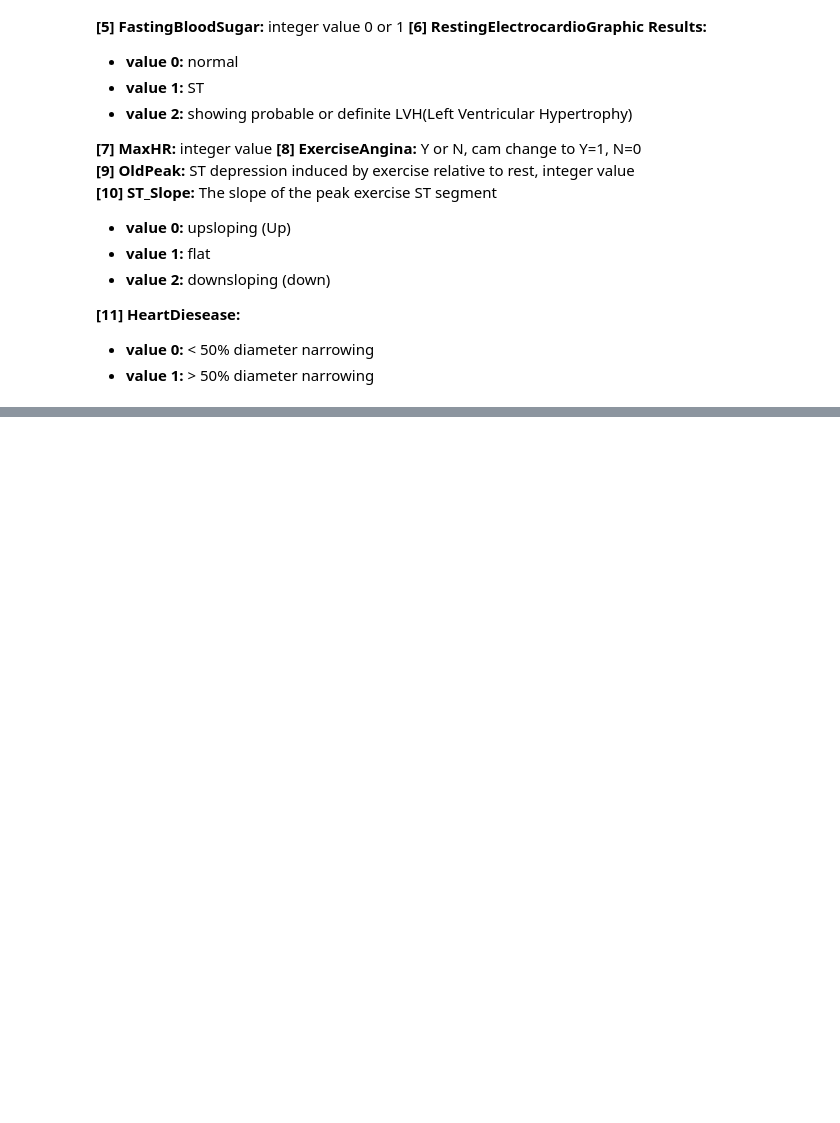
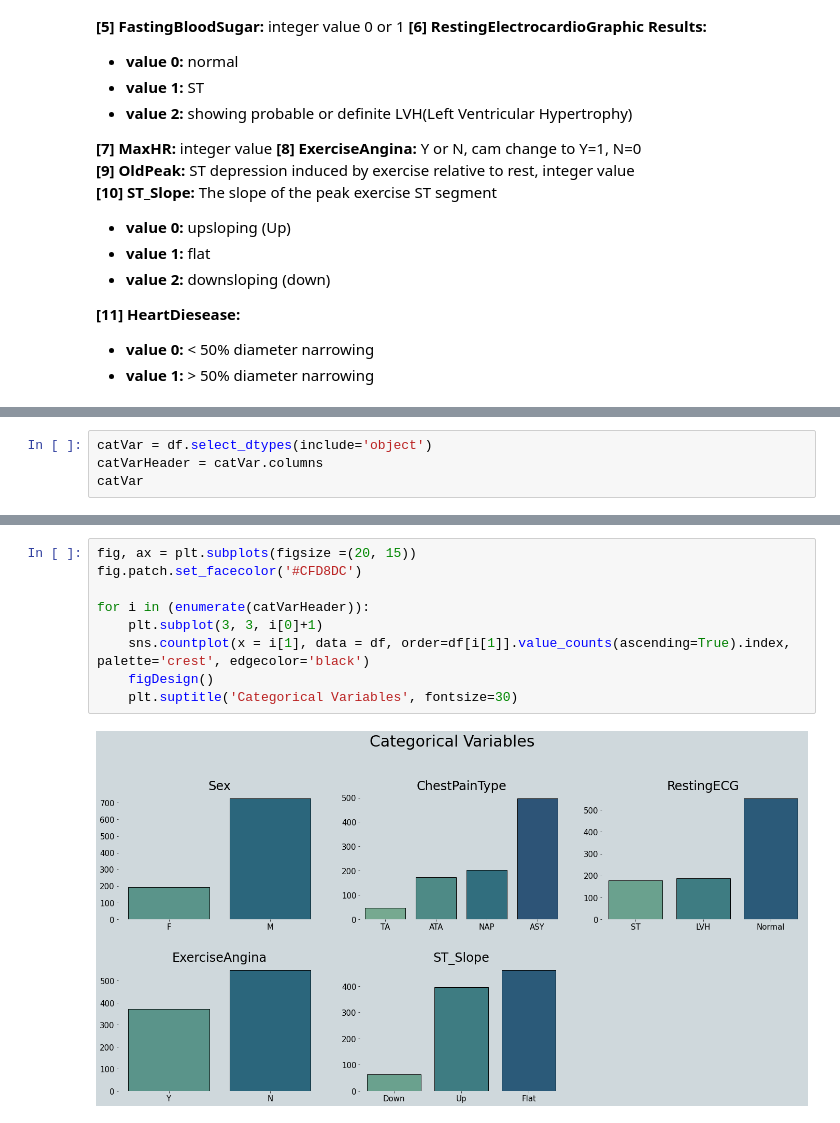
Before and after one commit to GigiOtoya/CSc447ML, a Jupyter notebook: Assignments/Final/Heart_failure_Prediction.ipynb, the cells around one changed output, grey strips where cells are left out. Saved outputs shown, nothing was run; the diff lists cells and outputs as text; blank space fills up the shorter version.

```diff
--- a/Assignments/Final/Heart_failure_Prediction.ipynb
+++ b/Assignments/Final/Heart_failure_Prediction.ipynb
@@ -78,0 +161,4 @@ dtype: int64
+# %%
+catVar = df.select_dtypes(include='object')
+catVarHeader = catVar.columns
+catVar
@@ -78,0 +179,11 @@ dtype: int64
+# %%
+fig, ax = plt.subplots(figsize =(20, 15))
+fig.patch.set_facecolor('#CFD8DC')
+
+for i in (enumerate(catVarHeader)):
+    plt.subplot(3, 3, i[0]+1)
+    sns.countplot(x = i[1], data = df, order=df[i[1]].value_counts(ascending=True).index, palette='crest', edgecolor='black')
+    figDesign()
+    plt.suptitle('Categorical Variables', fontsize=30)
+# %% [output]
+[figure, added]
```
Also changed, not shown: parts of 20 cells of this notebook.
